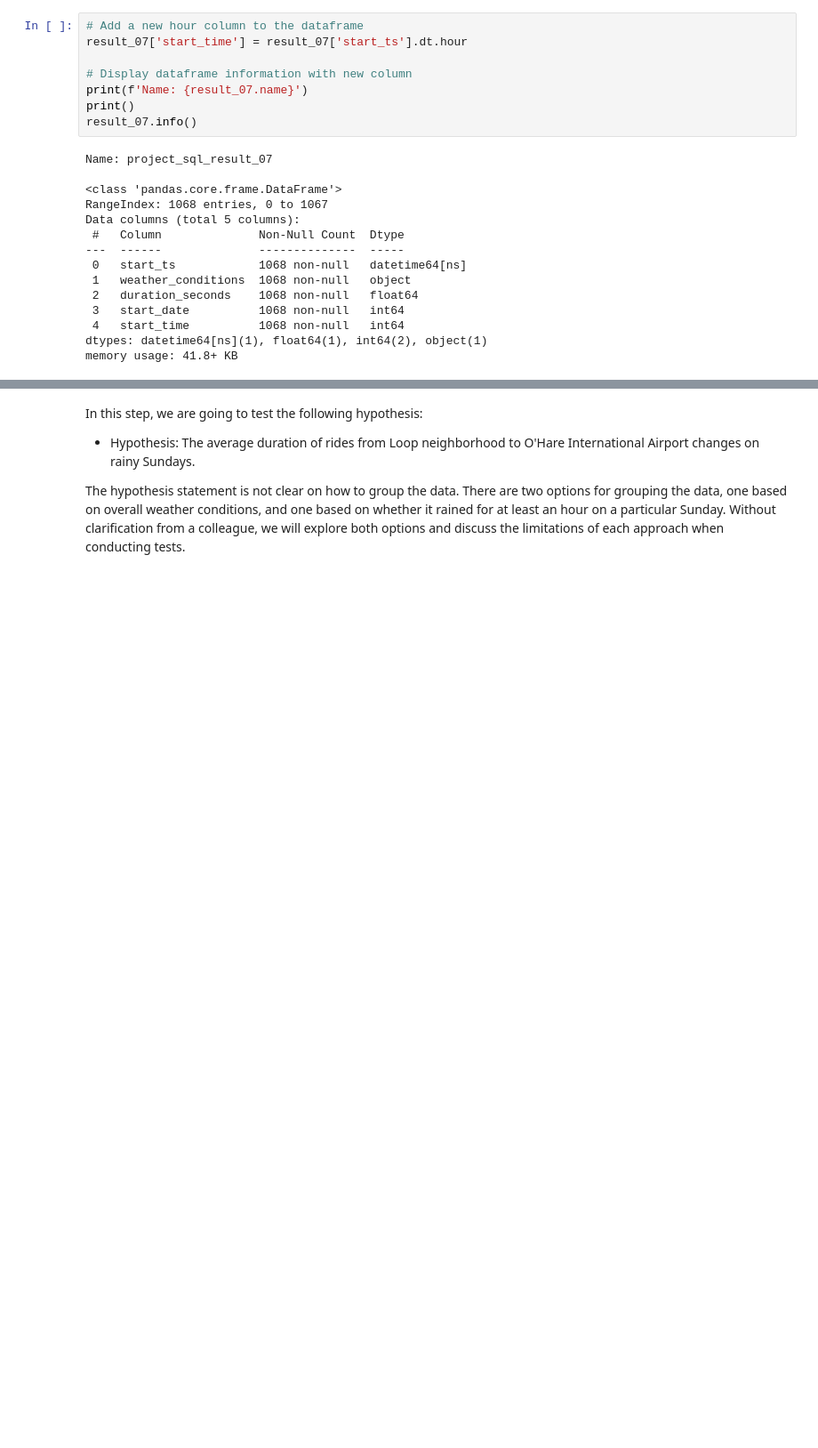
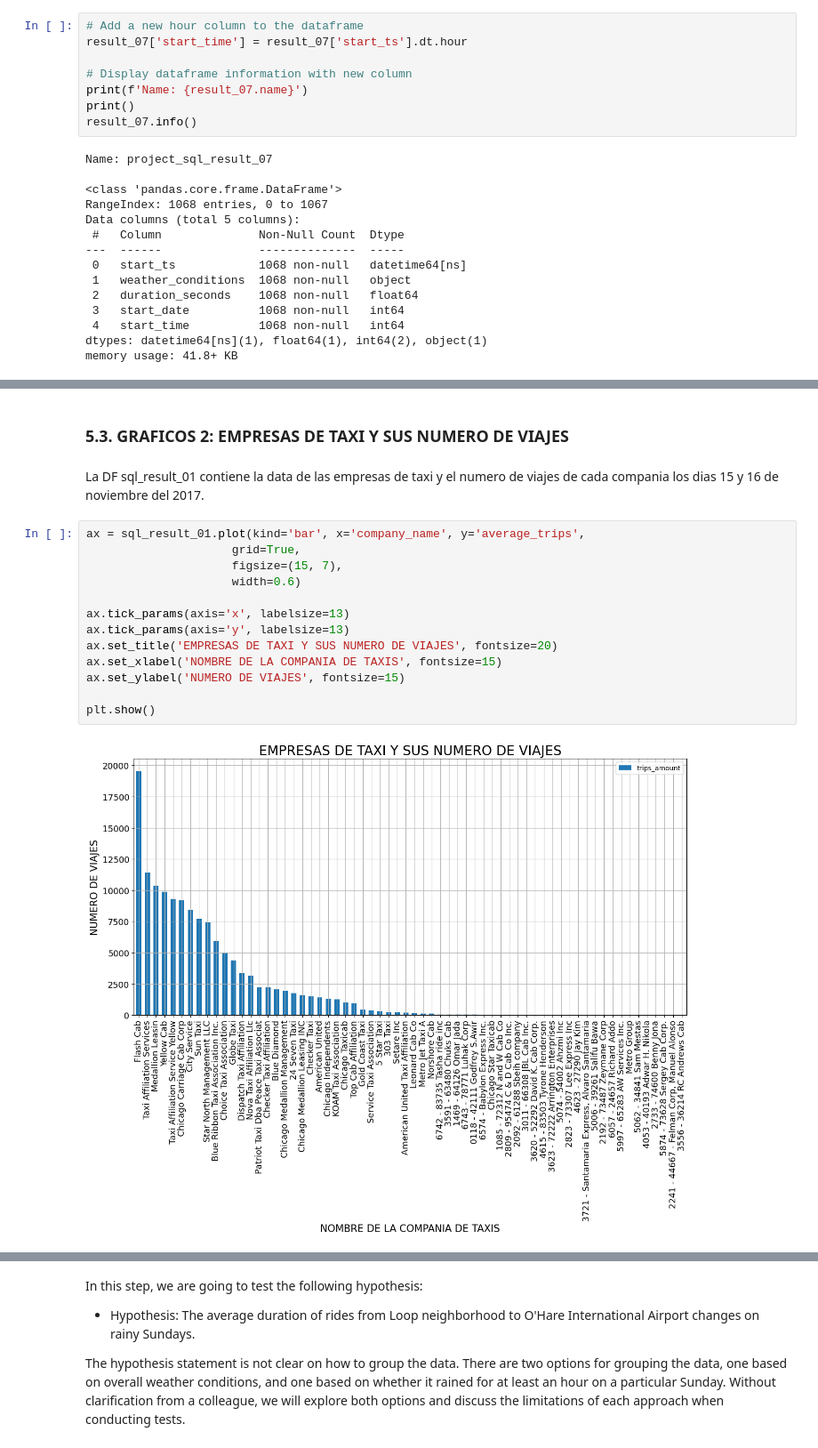
Before and after one commit to glouigi/PROYECTO-SPRINT-8, a Jupyter notebook: SPRINT 8 - RECOPILACION Y ALMACENAMIENTO DE DATOS.ipynb, the cells around one changed output, grey strips where cells are left out. Shown at 89% size. Saved outputs shown, nothing was run; the diff lists cells and outputs as text; blank space fills up the shorter version.

```diff
--- a/SPRINT 8 - RECOPILACION Y ALMACENAMIENTO DE DATOS.ipynb
+++ b/SPRINT 8 - RECOPILACION Y ALMACENAMIENTO DE DATOS.ipynb
@@ -492,0 +305,19 @@ Concluding Remarks: In this step, we brought Zuber ride-sharing data for Novembe
+# %% [markdown]
+### 5.3. GRAFICOS 2: EMPRESAS DE TAXI Y SUS NUMERO DE VIAJES
+# %% [markdown]
+La DF sql_result_01 contiene la data de las empresas de taxi y el numero de viajes de cada compania los dias 15 y 16 de noviembre del 2017.
+# %%
+ax = sql_result_01.plot(kind='bar', x='company_name', y='average_trips',
+                     grid=True,
+                     figsize=(15, 7),
+                     width=0.6)
+
+ax.tick_params(axis='x', labelsize=13)
+ax.tick_params(axis='y', labelsize=13)
+ax.set_title('EMPRESAS DE TAXI Y SUS NUMERO DE VIAJES', fontsize=20)
+ax.set_xlabel('NOMBRE DE LA COMPANIA DE TAXIS', fontsize=15)
+ax.set_ylabel('NUMERO DE VIAJES', fontsize=15)
+
+plt.show()
+# %% [output]
+[figure, added]
```
Also changed, not shown: parts of 62 cells of this notebook.
